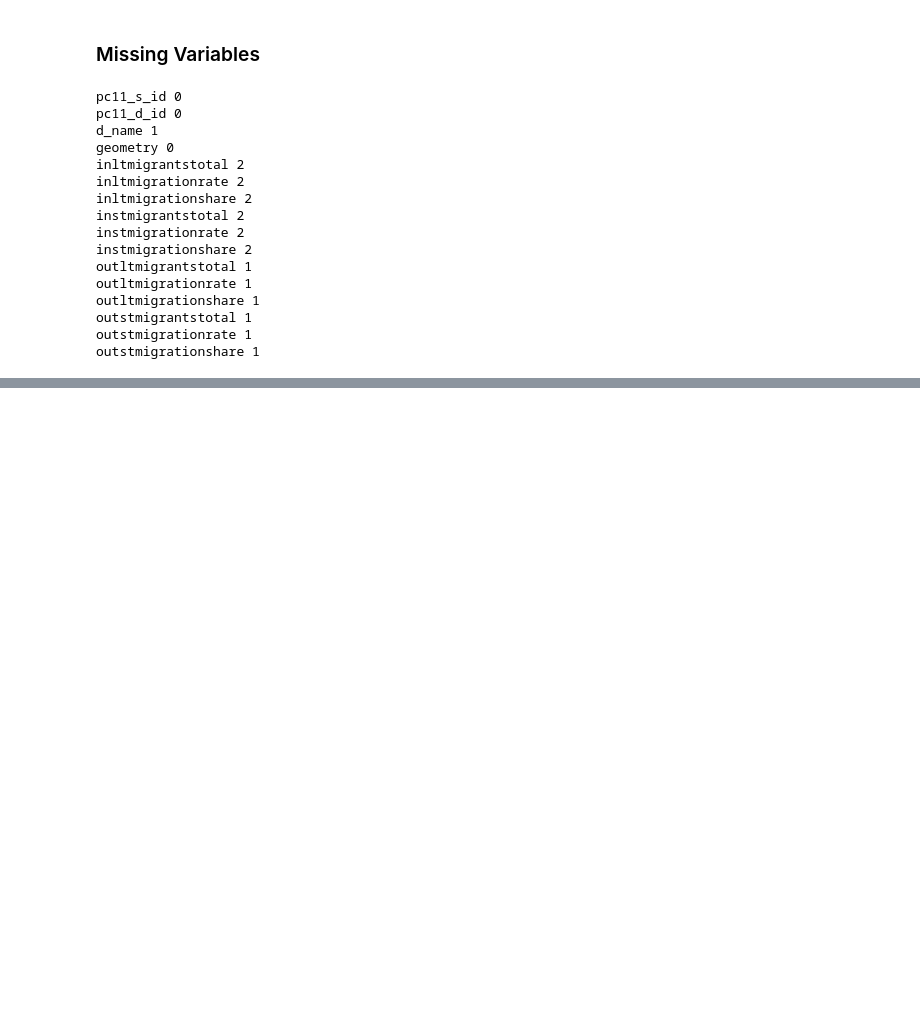
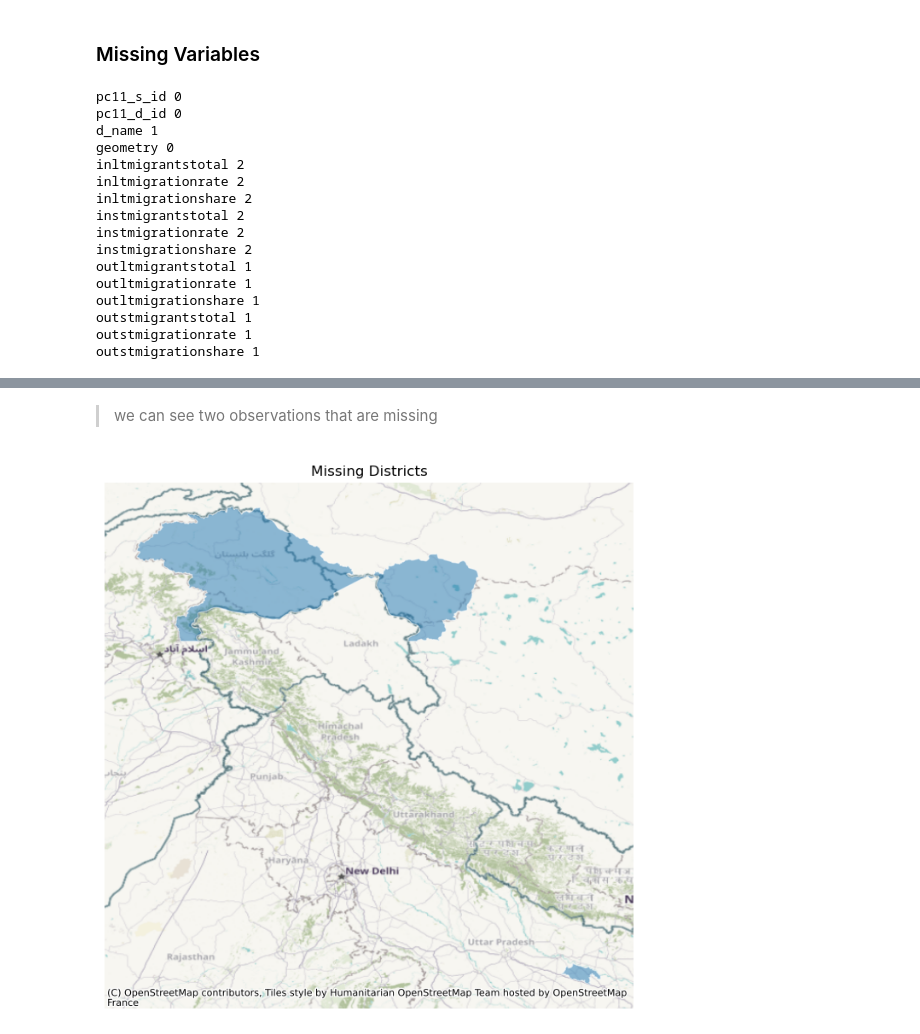
Before and after one commit to vidushi711/SDS_Final, a Jupyter notebook: Exploration/migration_exploration.ipynb, the cells around one changed output, grey strips where cells are left out. Drawn from its saved outputs; the diff is of its cells as text; code cells hidden in the pictures; blank space fills up the shorter version.

```diff
--- a/Exploration/migration_exploration.ipynb
+++ b/Exploration/migration_exploration.ipynb
@@ -280,9 +301,24 @@ outstmigrantstotal 1
 outstmigrationrate 1
 outstmigrationshare 1
 # %%
-spatial_df = spatial_df[spatial_df['inltmigrantstotal'].isnull()]
-spatial_df
+spatial_df_missing = spatial_df[spatial_df['inltmigrantstotal'].isnull()]
+spatial_df_missing
 # %% [output]
 |  | pc11_s_id | pc11_d_id | d_name | geometry | inltmigrantstotal | inltmigrationrate | inltmigrationshare | ... |
 | 279 | 9 | 178 | Ambedkar Nagar | POLYGON ((82.53043 26.62495, 82.5... | NaN | NaN | NaN | ... |
 | 640 | 1 | 0 | NaN | MULTIPOLYGON (((77.96377 35.48792... | NaN | NaN | NaN | ... |
+# %% [markdown]
+> we can see two observations that are missing
+# %%
+f, ax = plt.subplots(1, 1, figsize=(8, 8))
+
+
+spatial_df_missing.plot(edgecolor='w', alpha=0.5, ax=ax)
+
+ax.axis('equal')
+ax.set_axis_off()
+ax.set_title('Missing Districts')
+
+cx.add_basemap(ax, crs=spatial_df_missing.crs)
+# %% [output]
+[figure, added]
```
Also changed, not shown: parts of 17 cells of this notebook, 6 other files.
